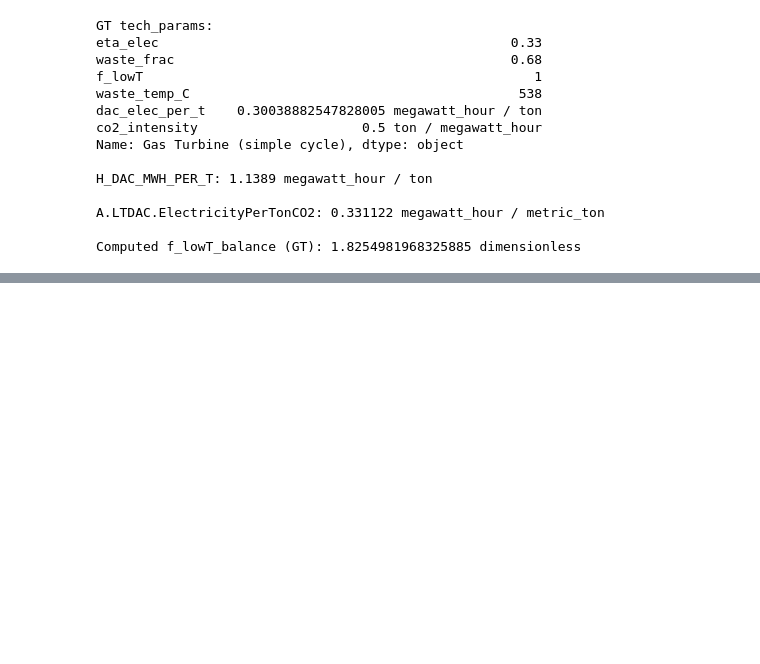
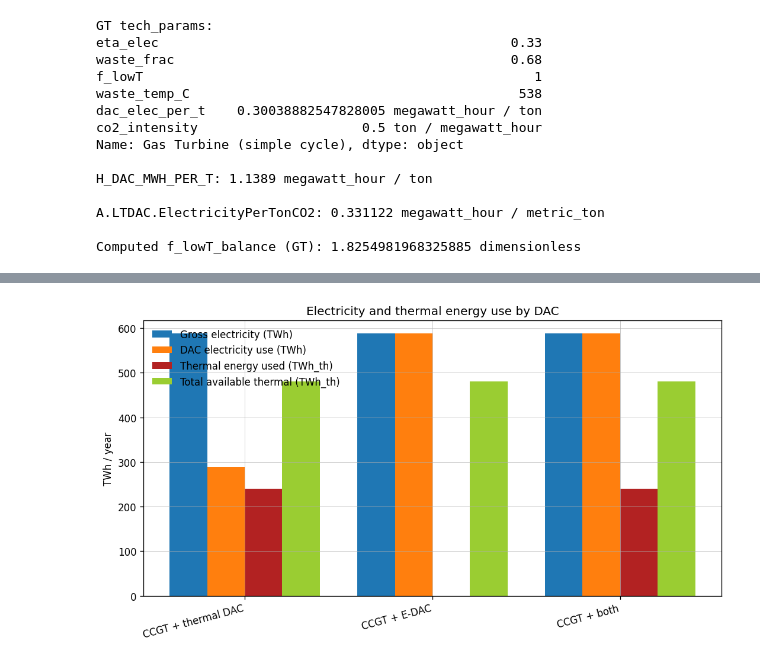
Before and after one commit to Yutong-Ren338/uk-energy-system-2050, a Jupyter notebook: nbs/Gas_techs_update.ipynb, the cells around one changed output, grey strips where cells are left out. Drawn from its saved outputs; the diff is of its cells as text; code cells hidden in the pictures; blank space fills up the shorter version.

```diff
--- a/nbs/Gas_techs_update.ipynb
+++ b/nbs/Gas_techs_update.ipynb
@@ -588,0 +654,86 @@ Computed f_lowT_balance (GT): 1.8254981968325885 dimensionless
+# %%
+import numpy as np
+import pandas as pd
+import matplotlib.pyplot as plt
+from src.units import Units as U
+
+# Parameters
+eta = 0.55
+waste_frac = 0.45
+f_lowT = 0.50
+
+H_heat = 0.366 * U.MWh / U.t
+elec_per_t_tdac = 0.44 * U.MWh / U.t
+elec_per_t_edac = 1.25 * U.MWh / U.t
+gross_intensity = 0.34 * U.t / U.MWh
+
+gen_twh = 588 * U.TWh  # annual generation
+
+def compute_case(gen, use_thermal: bool, use_edac: bool):
+    elec_MWh = gen.to(U.MWh)
+    fuel = elec_MWh / eta
+    waste = fuel * waste_frac
+    gross = (elec_MWh * gross_intensity).to(U.t)
+
+    # Thermal DAC (no cap)
+    usable_heat = waste * (f_lowT if use_thermal else 0)
+    cap_tdac = (usable_heat / H_heat).to(U.t)
+    dac_aux_tdac = (cap_tdac * elec_per_t_tdac).to(U.MWh)
+
+    # E-DAC from remaining electricity
+    elec_left = elec_MWh - dac_aux_tdac
+    if elec_left.magnitude < 0:
+        elec_left = 0 * U.MWh
+    cap_edac = (elec_left / elec_per_t_edac).to(U.t) if use_edac else 0 * U.t
+    dac_aux_edac = (cap_edac * elec_per_t_edac).to(U.MWh)
+
+    total_cap = cap_tdac + cap_edac
+    net = (gross - total_cap).to(U.t)
+
+    return {
+        "Generation_TWh": gen.to(U.TWh).magnitude,
+        "DAC_electricity_TWh": (dac_aux_tdac + dac_aux_edac).to(U.TWh).magnitude,
+        "Waste_heat_TWh": waste.to(U.TWh).magnitude,
+        "Usable_lowT_heat_TWh": usable_heat.to(U.TWh).magnitude,
+        "Gas_emissions_MtCO2": gross.to(U.Mt).magnitude,
+        "DAC_capture_MtCO2": total_cap.to(U.Mt).magnitude,
+        "Net_emissions_MtCO2": net.to(U.Mt).magnitude,
+    }
+
+rows = {
+    "CCGT + thermal DAC": compute_case(gen_twh, use_thermal=True, use_edac=False),
+    "CCGT + E-DAC": compute_case(gen_twh, use_thermal=False, use_edac=True),
+    "CCGT + both": compute_case(gen_twh, use_thermal=True, use_edac=True),
+}
+ccgt_energy_results = pd.DataFrame(rows).T
+
+fig, ax = plt.subplots(figsize=(9, 5))
+x = np.arange(len(ccgt_energy_results))
+width = 0.2
+
+ax.bar(x - 1.5 * width, ccgt_energy_results["Generation_TWh"], width, label="Gross electricity (TWh)")
+ax.bar(x - 0.5 * width, ccgt_energy_results["DAC_electricity_TWh"], width, label="DAC electricity use (TWh)")
+ax.bar(
+    x + 0.5 * width,
+    ccgt_energy_results["Usable_lowT_heat_TWh"],
+    width,
+    label="Thermal energy used (TWh_th)",
+    color="firebrick",
+)
+ax.bar(
+    x + 1.5 * width,
+    ccgt_energy_results["Waste_heat_TWh"],
+    width,
+    label="Total available thermal (TWh_th)",
+    color="yellowgreen",
+)
+
+ax.set_xticks(x)
+ax.set_xticklabels(ccgt_energy_results.index, rotation=15, ha="right")
+ax.set_ylabel("TWh / year")
+ax.set_title("Electricity and thermal energy use by DAC")
+ax.legend()
+plt.tight_layout()
+plt.show()
+# %% [output]
+[figure, added]
```
Also changed, not shown: parts of 7 cells of this notebook, 28 other files.
